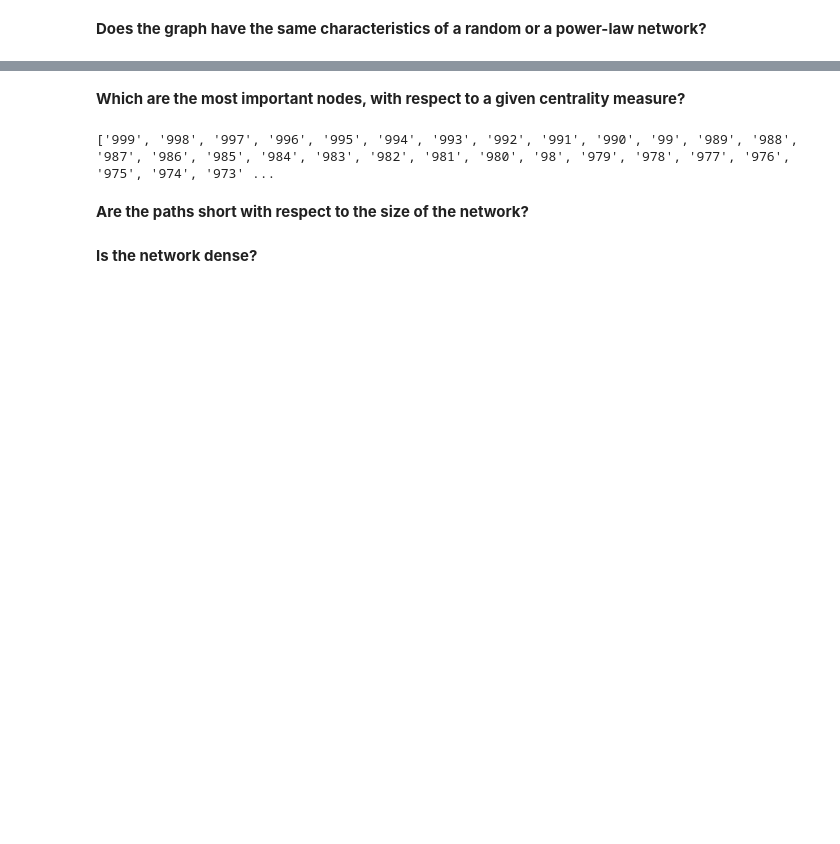
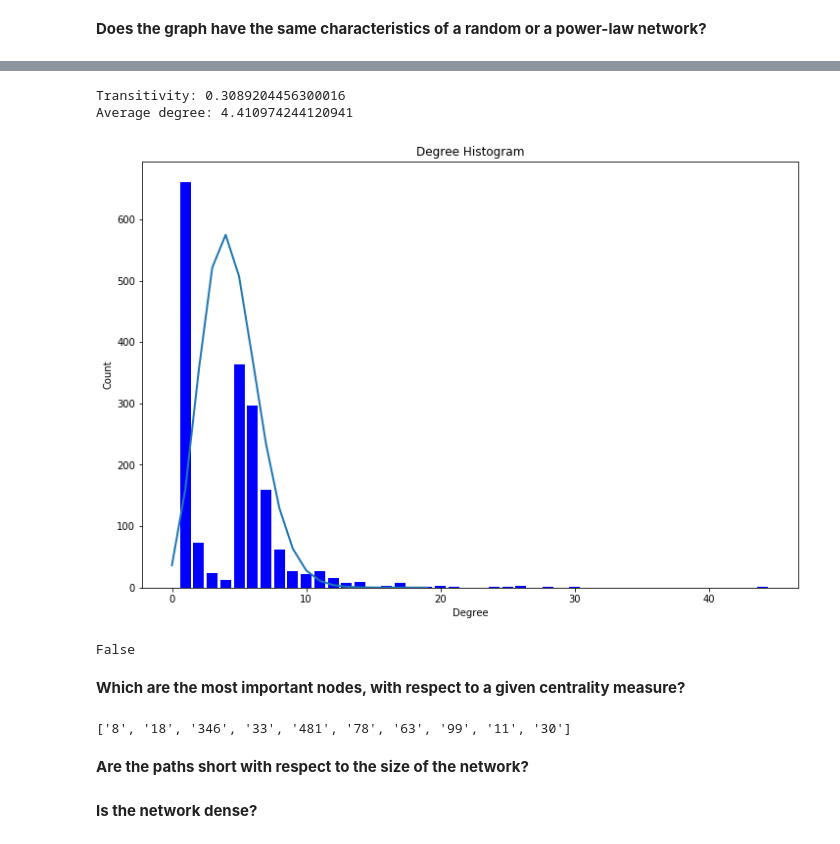
Before and after one commit to cantarinigiorgio/GraphAnalitycs, a Jupyter notebook: lab2/Second assignment.ipynb, the cells around one changed output, grey strips where cells are left out. Saved outputs shown, nothing was run; the diff lists cells and outputs as text; code cells hidden in the pictures; blank space fills up the shorter version.

```diff
--- a/lab2/Second assignment.ipynb
+++ b/lab2/Second assignment.ipynb
@@ -113,0 +213,42 @@ nx.draw_networkx(G,node_color=llist,cmap = 'hsv',vmin = 0,vmax=48,font_size=0,no
+# %%
+#Random
+
+#Transitivity
+#Random graph has no transitivity or clustering
+print("Transitivity:",trs)
+
+#Poisson
+# Degree distribution
+degree_sequence = sorted([val for (node, val) in G.degree],reverse=True)
+
+avg_degree = sum(degree_sequence)/len(degree_sequence)
+print("Average degree: {}".format(avg_degree))
+
+degreeCount = collections.Counter(degree_sequence)
+deg, cnt = zip(*degreeCount.items())
+
+from scipy.stats import poisson
+arr = []
+
+rv = poisson(avg_degree)
+for num in range(0,20):
+    arr.append(rv.pmf(num)*3000)
+
+
+plt.figure(figsize=(12,8))
+plt.bar(deg, cnt, width=0.80, color='b')
+plt.title("Degree Histogram")
+plt.ylabel("Count")
+plt.xlabel("Degree")
+plt.plot(arr, linewidth=2.0)
+ax.set_xticks([d + 0.4 for d in deg])
+ax.set_xticklabels(deg)
+plt.show()
+
+# CONTROLLARE avg_degree > log N if true implies that these networks should be broken into isolated clusters
+avg_degree > np.log(len(G))
+# %% [output]
+Transitivity: 0.3089204456300016
+Average degree: 4.410974244120941
+[figure, added]
+False
@@ -115,9 +260,9 @@ nx.draw_networkx(G,node_color=llist,cmap = 'hsv',vmin = 0,vmax=48,font_size=0,no
 **Which are the most important nodes, with respect to a given centrality measure?**<br>
 # %%
 aux = nx.degree_centrality(G)
-a = [key for (key, value) in sorted(aux.items(),reverse=True)]
+a = [key for (key, value) in sorted(aux.items(), key= lambda item: item[1],reverse=True)[:10]]
 print(a)
 # %% [output]
-['999', '998', '997', '996', '995', '994', '993', '992', '991', '990', '99', '989', '988', '987', '986', '985', '984', '983', '982', '981', '980', '98', '979', '978', '977', '976', '975', '974', '973' ...
+['8', '18', '346', '33', '481', '78', '63', '99', '11', '30']
 # %% [markdown]
 **Are the paths short with respect to the size of the network?**<br>
```
Also changed, not shown: parts of 28 cells of this notebook, 2 other files.
